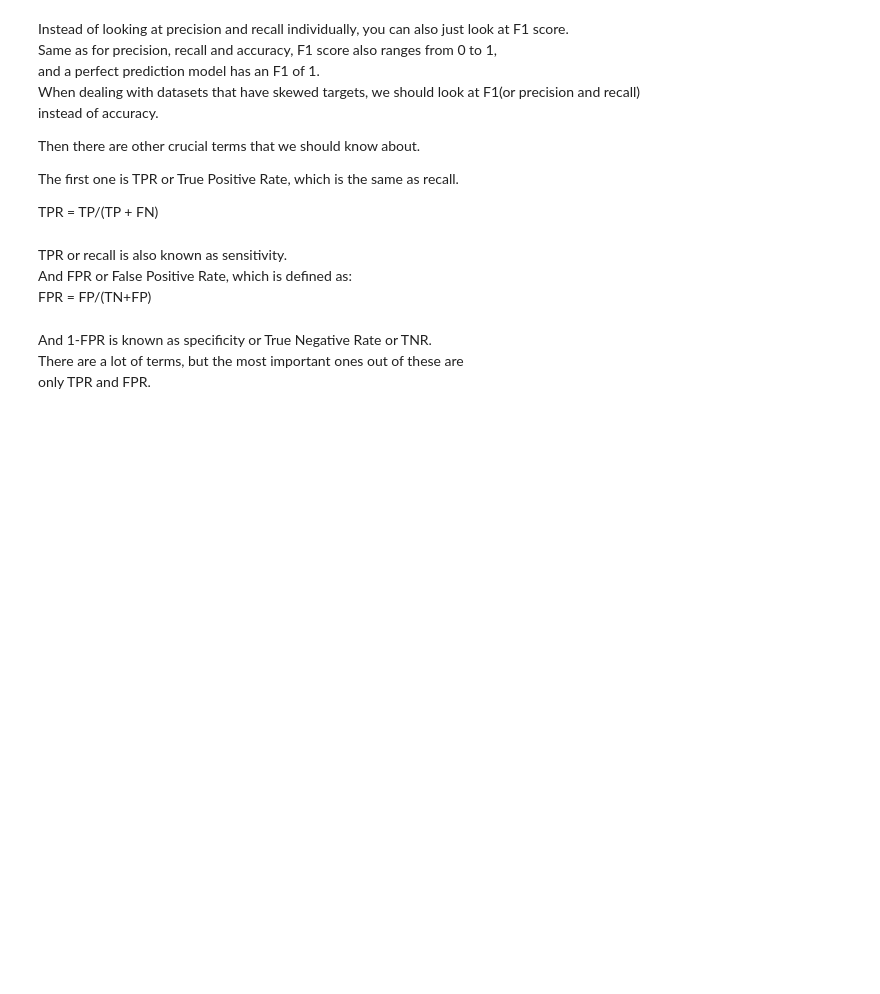
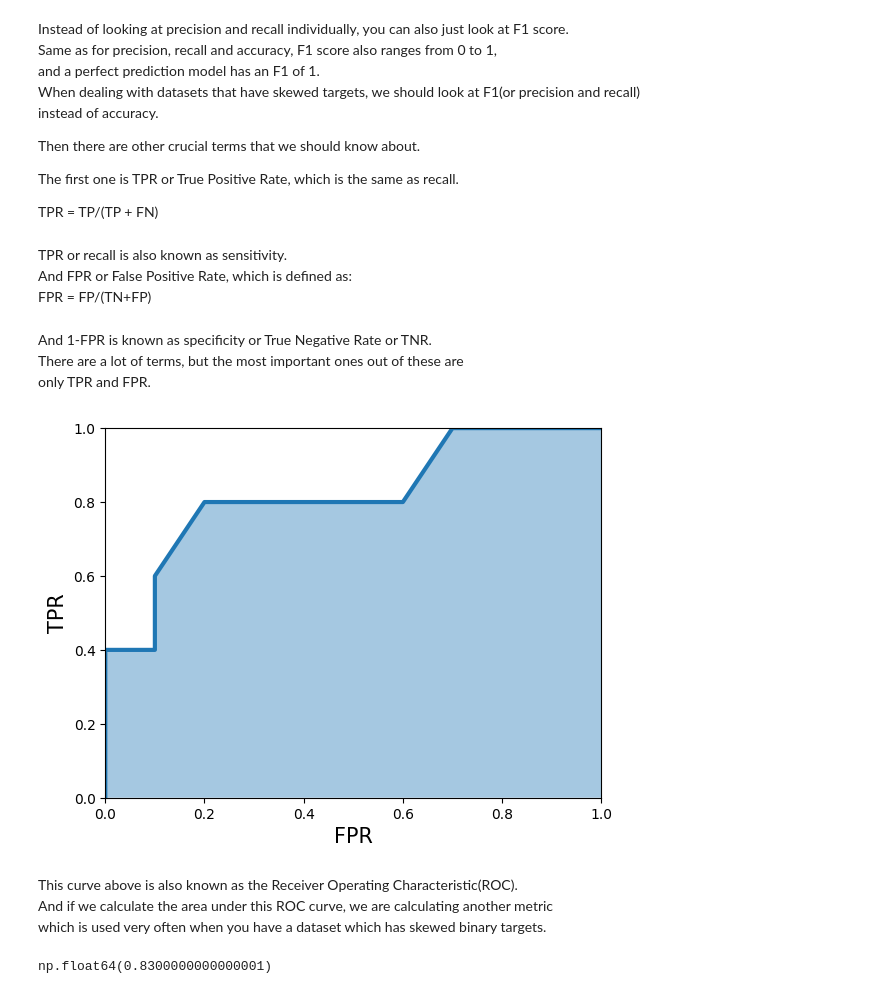
Before and after one commit to Qualia0503/ML_Review, a Jupyter notebook: 06_Evaluation_metrics.ipynb, the cells around one changed output. Cells and saved outputs as stored; diff of their text form; code cells hidden in the pictures; blank space fills up the shorter version.

```diff
--- a/06_Evaluation_metrics.ipynb
+++ b/06_Evaluation_metrics.ipynb
@@ -333,3 +333,57 @@ def fpr(y_true, y_pred):
 And 1-FPR is known as specificity or True Negative Rate or TNR.
 There are a lot of terms, but the most important ones out of these are
 only TPR and FPR.
+# %%
+# empty lists to store tpr
+# and fpr values
+tpr_list = []
+fpr_list = []
+
+# actual targets
+y_true = [0, 0, 0, 0, 1, 0, 1,
+            0, 0, 1, 0, 1, 0, 0,
+            1]
+# predicted probabilities of a sample being 1
+y_pred = [0.1, 0.3, 0.2, 0.6, 0.8, 0.05, 0.9,
+            0.5, 0.3, 0.66, 0.3, 0.2, 0.85, 0.15,
+            0.99]
+
+# handmade thresholds
+thresholds = [0, 0.1, 0.2, 0.3, 0.4, 0.5,
+                0.6, 0.7, 0.8, 0.85, 0.9, 0.99, 1.0]
+
+# loop over all thresholds
+for thresh in thresholds:
+    # calculate predictions for a given threshold
+    temp_pred = [1 if x >= thresh else 0 for x in y_pred]
+    # calculate tpr
+    temp_tpr = tpr(y_true, temp_pred)
+    # calculate fpr
+    temp_fpr = fpr(y_true, temp_pred)
+    # append tpr and fpr to lists
+    tpr_list.append(temp_tpr)
+    fpr_list.append(temp_fpr)
+# %%
+plt.Figure(figsize=(7, 7))
+plt.fill_between(fpr_list, tpr_list, alpha=0.4)
+plt.plot(fpr_list, tpr_list, lw=3)
+plt.xlim(0, 1.0)
+plt.ylim(0, 1.0)
+plt.xlabel('FPR', fontsize=15)
+plt.ylabel('TPR', fontsize=15)
+plt.show()
+# %% [output]
+[figure, added]
+# %% [markdown]
+This curve above is also known as the Receiver Operating Characteristic(ROC).
+And if we calculate the area under this ROC curve, we are calculating another metric
+which is used very often when you have a dataset which has skewed binary targets.
+# %%
+from sklearn import metrics
+y_true = [0, 0, 0, 0, 1, 0, 1, 0, 0, 1, 0, 1, 0, 0, 1]
+
+y_pred = [0.1, 0.3, 0.2, 0.6, 0.8, 0.05, 0.9, 0.5, 0.3, 0.66, 0.3, 0.2, 0.85, 0.15, 0.99]
+
+metrics.roc_auc_score(y_true, y_pred)
+# %% [output]
+np.float64(0.8300000000000001)
```
Also changed, not shown: 11 other files.
